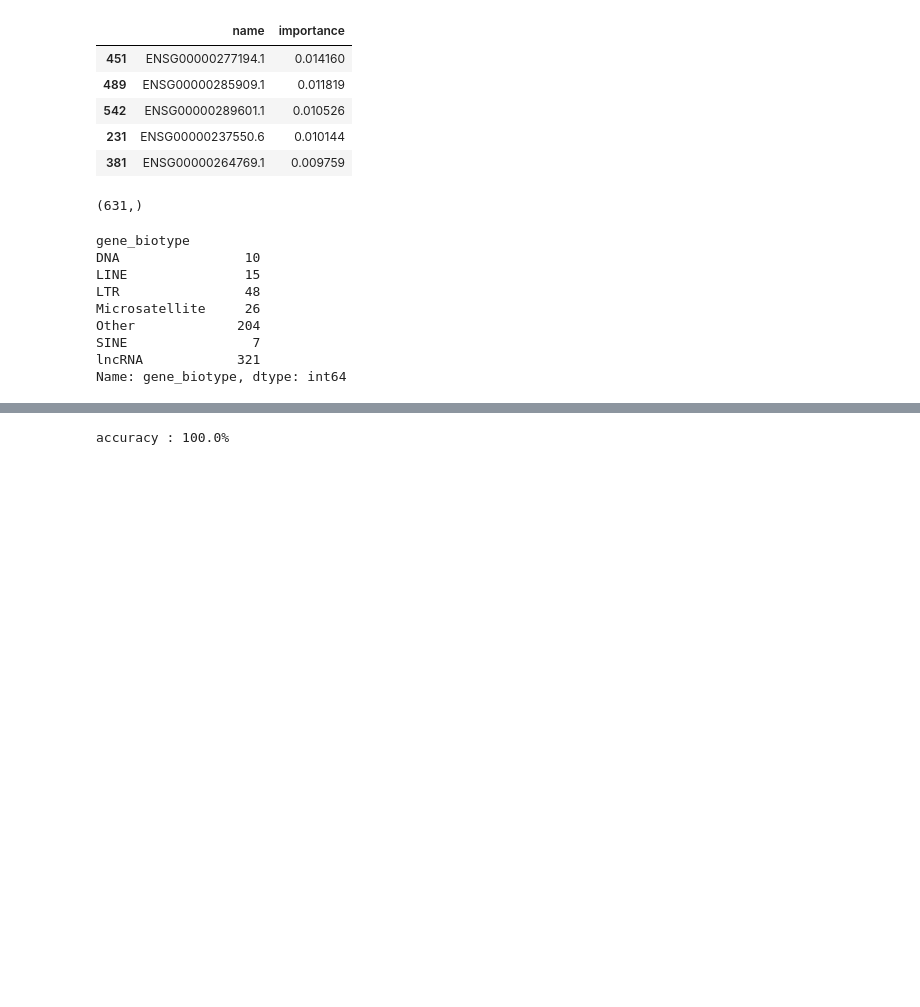
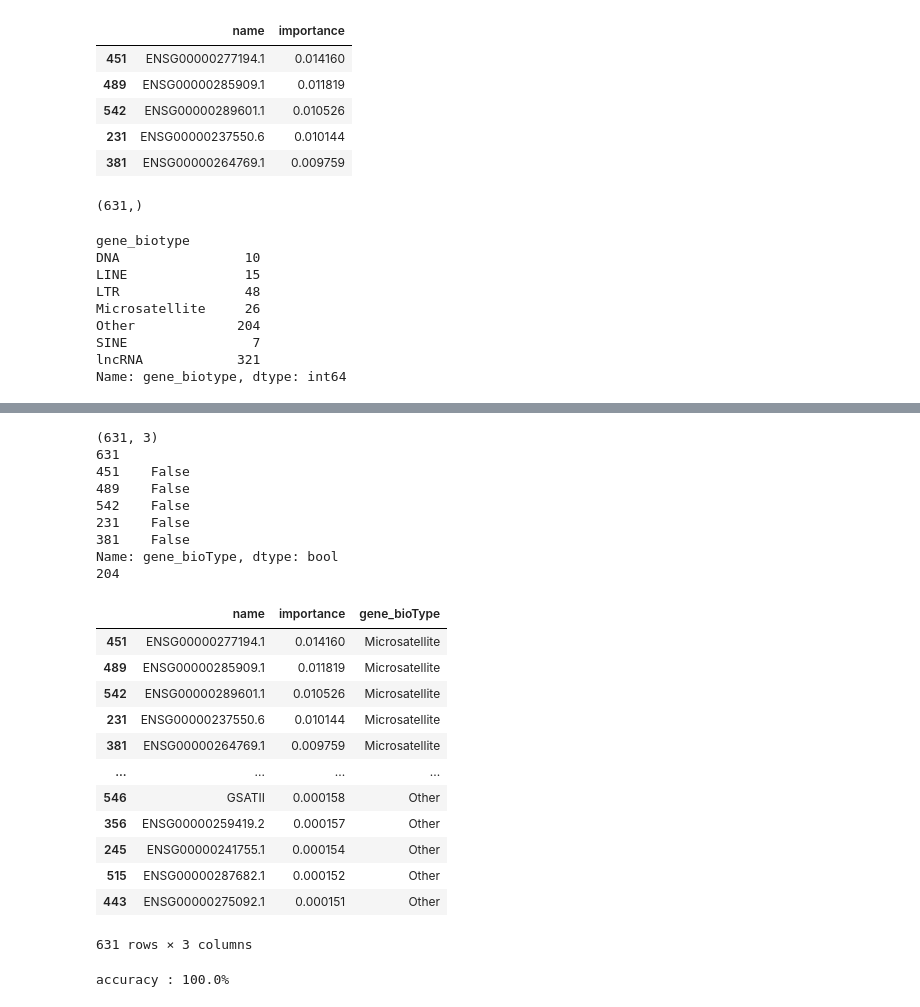
Before and after one commit to aedavids/extraCellularRNA, a Jupyter notebook: intraExtraRNA_POC/jupyterNotebooks/elife/lungCancer/elifeLungCancerNon-CodingBiomarkerRandomForest.ipynb, the cells around one changed output, grey strips where cells are left out. Cells and saved outputs as stored; diff of their text form; code cells hidden in the pictures; blank space fills up the shorter version.

Commit message:
early check. hack to find gene_biotype of important genes

```diff
--- a/intraExtraRNA_POC/jupyterNotebooks/elife/lungCancer/elifeLungCancerNon-CodingBiomarkerRandomForest.ipynb
+++ b/intraExtraRNA_POC/jupyterNotebooks/elife/lungCancer/elifeLungCancerNon-CodingBiomarkerRandomForest.ipynb
@@ -238,3 +254,35 @@ Name: gene_biotype, dtype: int64
+# %%
+featureImportanceDF['gene_bioType'] = importGenBioTypeSeries.values
+print(featureImportanceDF.shape)
+selectTypeOther = featureImportanceDF.loc[:, 'gene_bioType'] == 'Other'
+print( len(selectTypeOther) )
+print( selectTypeOther[0:5] )
+print( sum(selectTypeOther) )
+# featureImportanceDF.loc[selectTypeOther, :]
+featureImportanceDF
+# %% [output]
+(631, 3)
+631
+451    False
+489    False
+542    False
+231    False
+381    False
+Name: gene_bioType, dtype: bool
+204
+|  | name | importance | gene_bioType |
+| 451 | ENSG00000277194.1 | 0.014160 | Microsatellite |
+| 489 | ENSG00000285909.1 | 0.011819 | Microsatellite |
+| 542 | ENSG00000289601.1 | 0.010526 | Microsatellite |
+| 231 | ENSG00000237550.6 | 0.010144 | Microsatellite |
+| 381 | ENSG00000264769.1 | 0.009759 | Microsatellite |
+| ... | ... | ... | ... |
+| 546 | GSATII | 0.000158 | Other |
+| 356 | ENSG00000259419.2 | 0.000157 | Other |
+| 245 | ENSG00000241755.1 | 0.000154 | Other |
+| 515 | ENSG00000287682.1 | 0.000152 | Other |
+| 443 | ENSG00000275092.1 | 0.000151 | Other |
+631 rows × 3 columns
 # %%
 def calculateAccuracy(
             rfModel : RandomForestClassifier,
```
Also changed, not shown: parts of 3 cells of this notebook.
